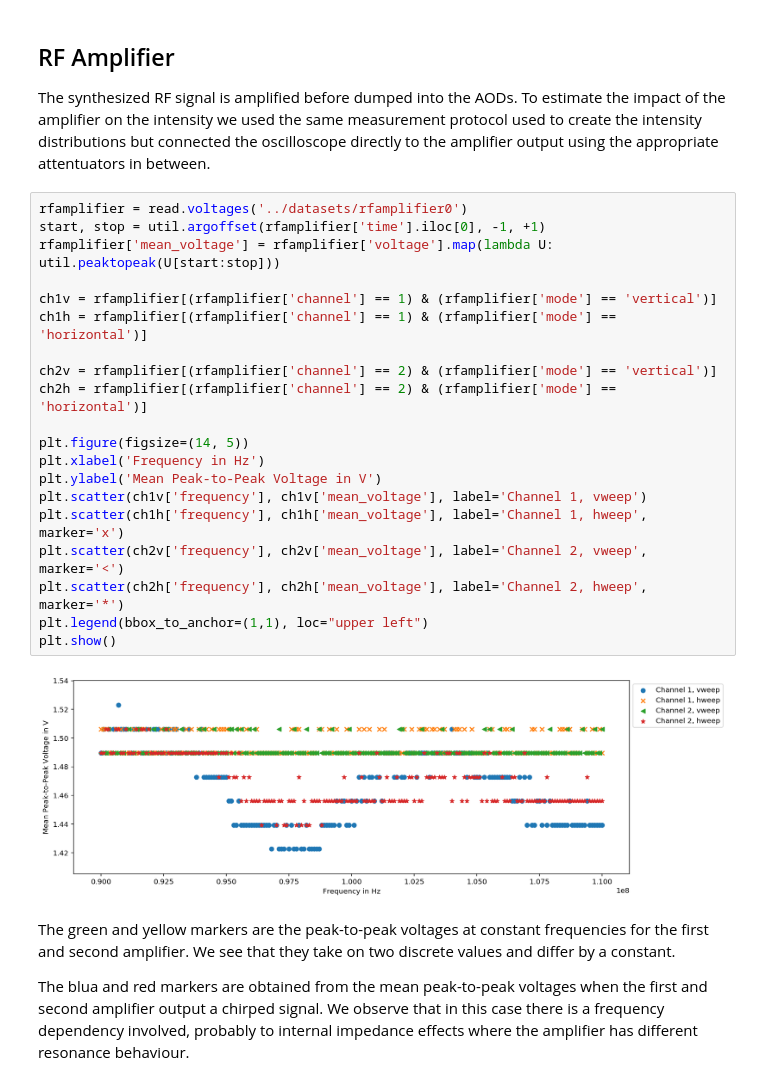
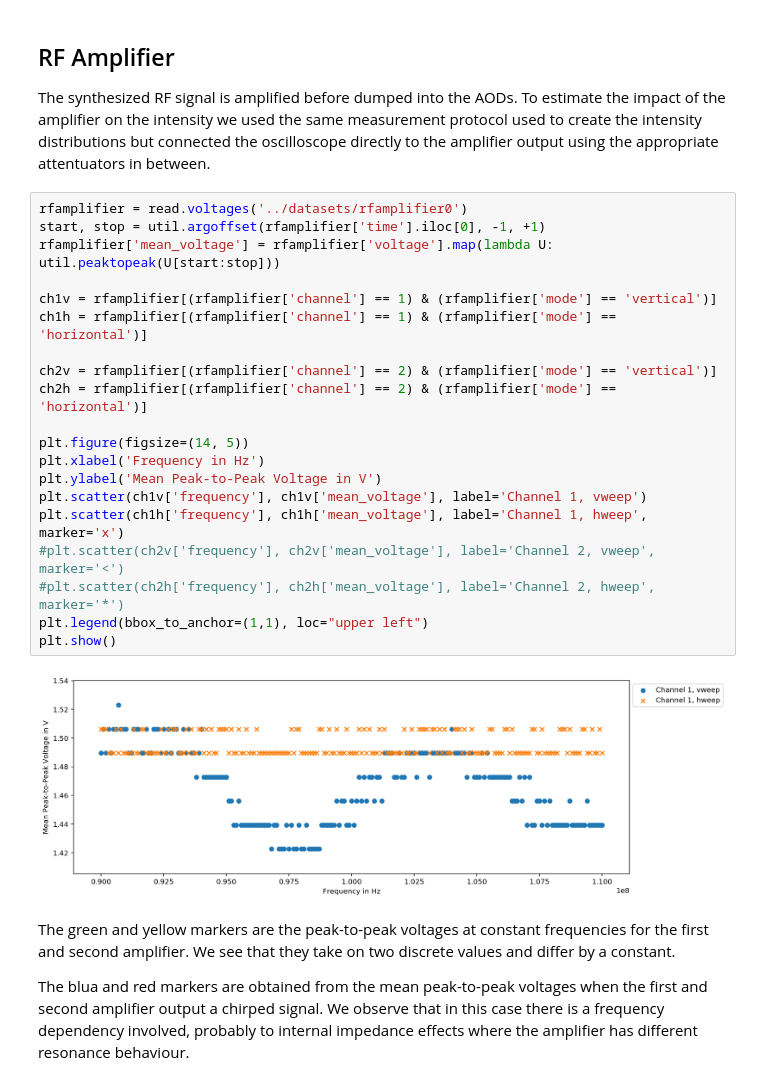
Before and after one commit to bodokaiser/bachelor-thesis, a Jupyter notebook: notebooks/Parameters.ipynb, the cells around one changed output. Drawn from its saved outputs; the diff is of its cells as text.

```diff
--- a/notebooks/Parameters.ipynb
+++ b/notebooks/Parameters.ipynb
@@ -46,25 +46,25 @@ The synthesized RF signal is amplified before dumped into the AODs. To estimate
 # %%
 rfamplifier = read.voltages('../datasets/rfamplifier0')
 start, stop = util.argoffset(rfamplifier['time'].iloc[0], -1, +1)
 rfamplifier['mean_voltage'] = rfamplifier['voltage'].map(lambda U: util.peaktopeak(U[start:stop]))
 
 ch1v = rfamplifier[(rfamplifier['channel'] == 1) & (rfamplifier['mode'] == 'vertical')]
 ch1h = rfamplifier[(rfamplifier['channel'] == 1) & (rfamplifier['mode'] == 'horizontal')]
 
 ch2v = rfamplifier[(rfamplifier['channel'] == 2) & (rfamplifier['mode'] == 'vertical')]
 ch2h = rfamplifier[(rfamplifier['channel'] == 2) & (rfamplifier['mode'] == 'horizontal')]
 
 plt.figure(figsize=(14, 5))
 plt.xlabel('Frequency in Hz')
 plt.ylabel('Mean Peak-to-Peak Voltage in V')
 plt.scatter(ch1v['frequency'], ch1v['mean_voltage'], label='Channel 1, vweep')
 plt.scatter(ch1h['frequency'], ch1h['mean_voltage'], label='Channel 1, hweep', marker='x')
-plt.scatter(ch2v['frequency'], ch2v['mean_voltage'], label='Channel 2, vweep', marker='<')
-plt.scatter(ch2h['frequency'], ch2h['mean_voltage'], label='Channel 2, hweep', marker='*')
+#plt.scatter(ch2v['frequency'], ch2v['mean_voltage'], label='Channel 2, vweep', marker='<')
+#plt.scatter(ch2h['frequency'], ch2h['mean_voltage'], label='Channel 2, hweep', marker='*')
 plt.legend(bbox_to_anchor=(1,1), loc="upper left")
 plt.show()
 # %% [output]
-[figure, old version]
+[figure, new version]
 # %% [markdown]
 The green and yellow markers are the peak-to-peak voltages at constant frequencies for the first and second amplifier. We see that they take on two discrete values and differ by a constant.
 
```
Also changed, not shown: parts of 1 cell of this notebook, 5 other files.
